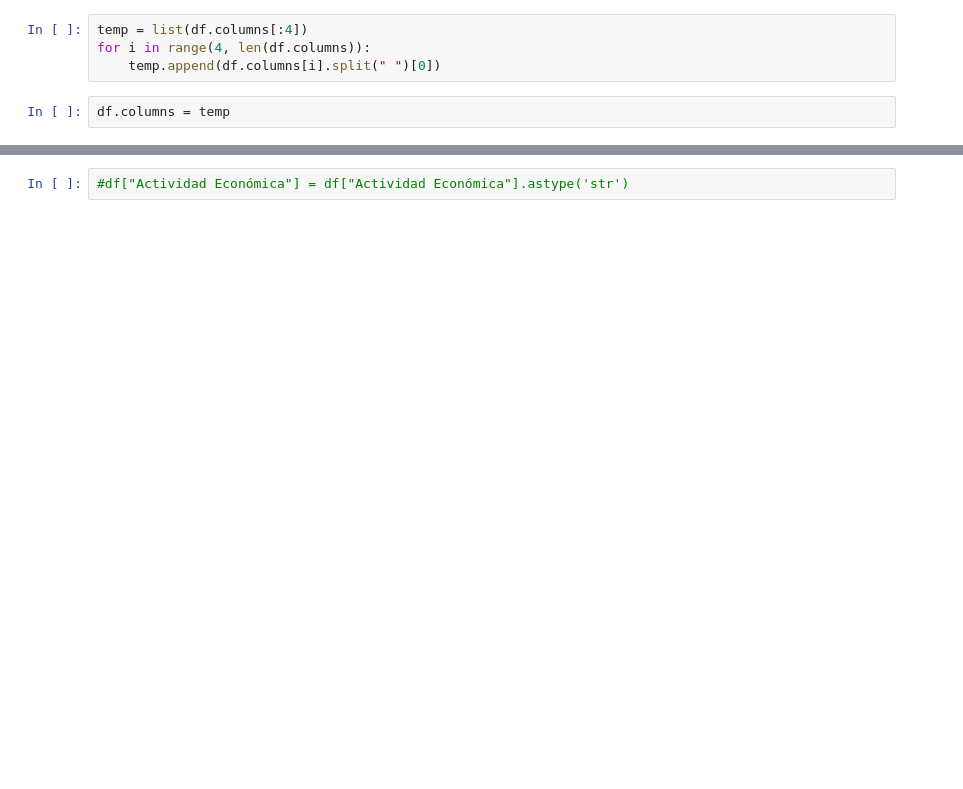
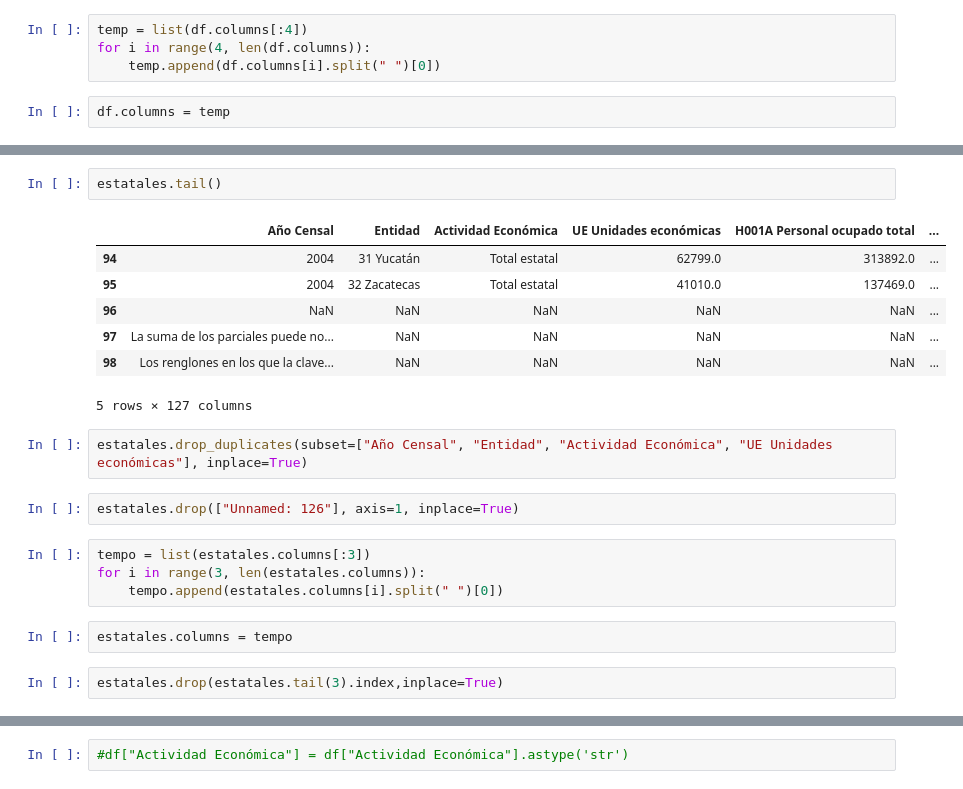
Before and after one commit to anabcm/data-etl, a Jupyter notebook: etl/inegi_economic_census/data_temp/etl_economic_census.ipynb, the cells around one changed output, grey strips where cells are left out. Drawn from its saved outputs; the diff is of its cells as text; blank space fills up the shorter version.

```diff
--- a/etl/inegi_economic_census/data_temp/etl_economic_census.ipynb
+++ b/etl/inegi_economic_census/data_temp/etl_economic_census.ipynb
@@ -16,0 +67,22 @@ df.columns = temp
+# %%
+estatales.tail()
+# %% [output]
+|  | Año Censal | Entidad | Actividad Económica | UE Unidades económicas | H001A Personal ocupado total | ... |
+| 94 | 2004 | 31 Yucatán | Total estatal | 62799.0 | 313892.0 | ... |
+| 95 | 2004 | 32 Zacatecas | Total estatal | 41010.0 | 137469.0 | ... |
+| 96 | NaN | NaN | NaN | NaN | NaN | ... |
+| 97 | La suma de los parciales puede no... | NaN | NaN | NaN | NaN | ... |
+| 98 | Los renglones en los que la clave... | NaN | NaN | NaN | NaN | ... |
+5 rows × 127 columns
+# %%
+estatales.drop_duplicates(subset=["Año Censal", "Entidad", "Actividad Económica", "UE Unidades económicas"], inplace=True)
+# %%
+estatales.drop(["Unnamed: 126"], axis=1, inplace=True)
+# %%
+tempo = list(estatales.columns[:3])
+for i in range(3, len(estatales.columns)):
+    tempo.append(estatales.columns[i].split(" ")[0])
+# %%
+estatales.columns = tempo
+# %%
+estatales.drop(estatales.tail(3).index,inplace=True)
```
Also changed, not shown: parts of 56 cells of this notebook, 4 other files.
